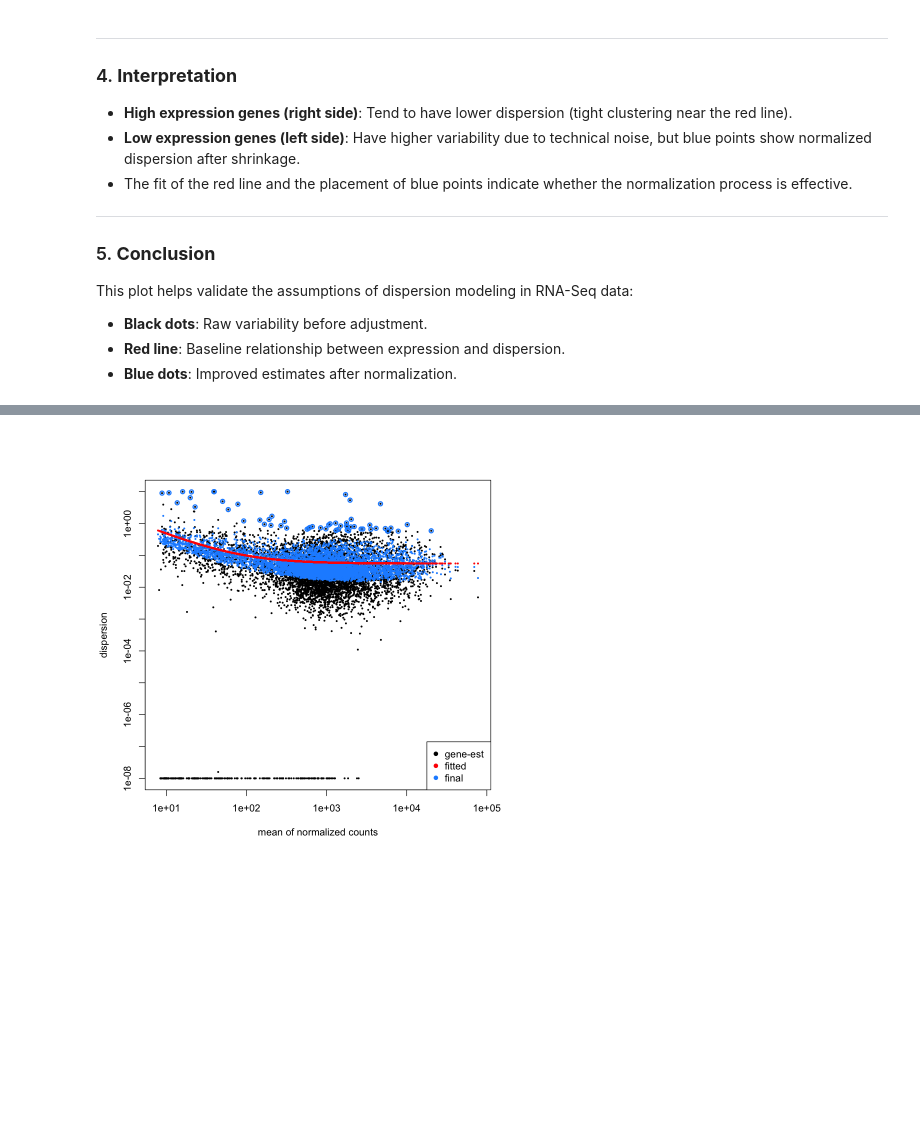
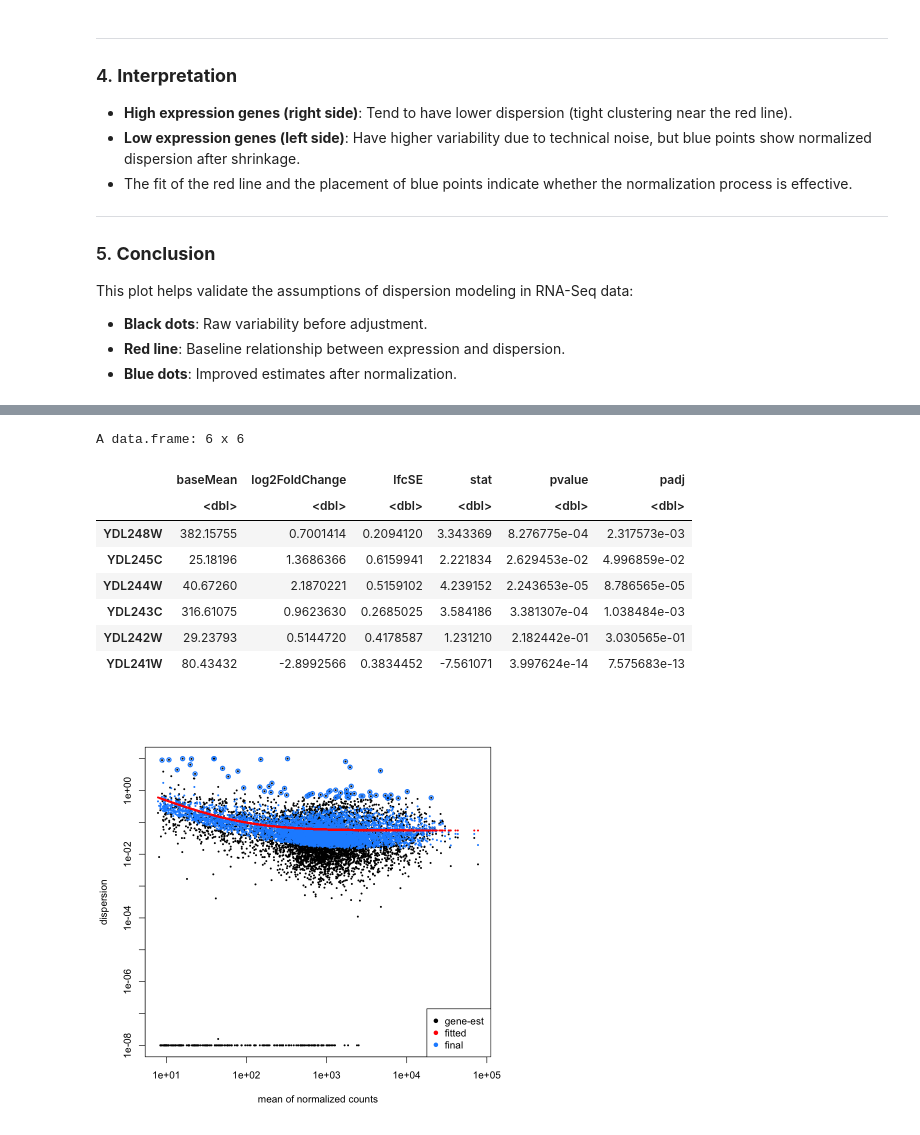
Before and after one commit to ongxuanhong/gene-expression-analysis, a Jupyter notebook: 02.DESeq2_run.ipynb, the cells around one changed output, grey strips where cells are left out. Cells and saved outputs as stored; diff of their text form; code cells hidden in the pictures; blank space fills up the shorter version.

```diff
--- a/02.DESeq2_run.ipynb
+++ b/02.DESeq2_run.ipynb
@@ -396,3 +378,7 @@ This plot helps validate the assumptions of dispersion modeling in RNA-Seq data:
 - **Black dots**: Raw variability before adjustment.
 - **Red line**: Baseline relationship between expression and dispersion.
 - **Blue dots**: Improved estimates after normalization.
+# %%
+# load dds object
+dds <- readRDS("data/dds.rds")
+head(counts(dds, normalized = TRUE))
@@ -399,3 +394,20 @@ This plot helps validate the assumptions of dispersion modeling in RNA-Seq data:
+# %%
+# show results as data frame
+res <- results(dds)
+
+# convert to dataframe
+res_df <- as.data.frame(res)
+head(res_df)
+# %% [output]
+A data.frame: 6 x 6
+|  | baseMean | log2FoldChange | lfcSE | stat | pvalue | padj |
+|  | <dbl> | <dbl> | <dbl> | <dbl> | <dbl> | <dbl> |
+| YDL248W | 382.15755 | 0.7001414 | 0.2094120 | 3.343369 | 8.276775e-04 | 2.317573e-03 |
+| YDL245C | 25.18196 | 1.3686366 | 0.6159941 | 2.221834 | 2.629453e-02 | 4.996859e-02 |
+| YDL244W | 40.67260 | 2.1870221 | 0.5159102 | 4.239152 | 2.243653e-05 | 8.786565e-05 |
+| YDL243C | 316.61075 | 0.9623630 | 0.2685025 | 3.584186 | 3.381307e-04 | 1.038484e-03 |
+| YDL242W | 29.23793 | 0.5144720 | 0.4178587 | 1.231210 | 2.182442e-01 | 3.030565e-01 |
+| YDL241W | 80.43432 | -2.8992566 | 0.3834452 | -7.561071 | 3.997624e-14 | 7.575683e-13 |
 # %%
 plotDispEsts(dds)
 # %% [output]
```
Also changed, not shown: parts of 2 cells of this notebook.
